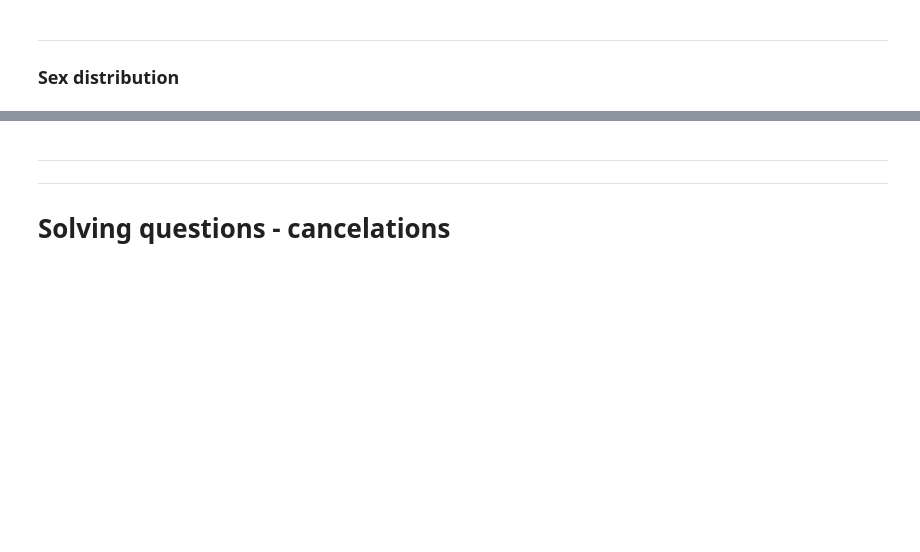
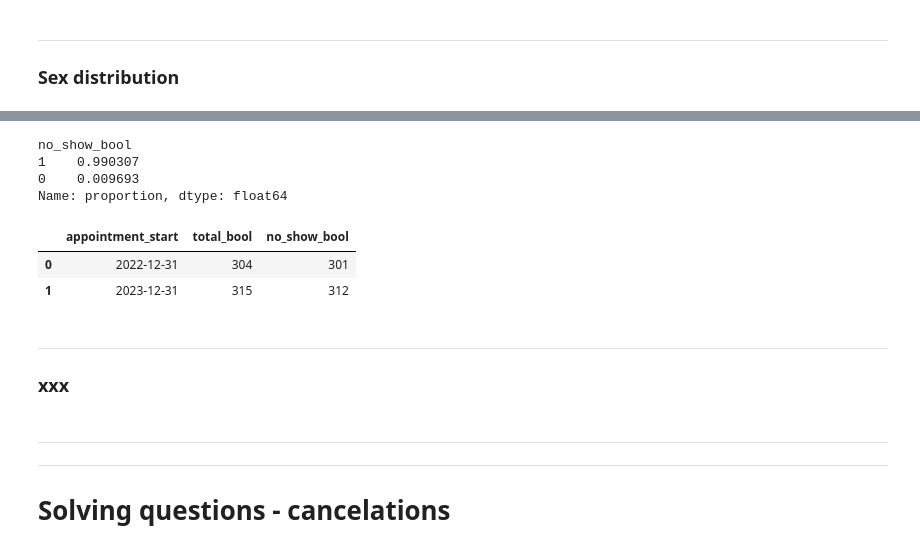
Before and after one commit to robperch/IEOR_Capstone, a Jupyter notebook: notebooks/EDA/eda_rob.ipynb, the cells around one changed output, grey strips where cells are left out. Saved outputs shown, nothing was run; the diff lists cells and outputs as text; code cells hidden in the pictures; blank space fills up the shorter version.

```diff
--- a/notebooks/EDA/eda_rob.ipynb
+++ b/notebooks/EDA/eda_rob.ipynb
@@ -1593,3 +1676,60 @@ plt.show()
+# %%
+dfy = dfy.groupby(
+    [
+        pd.Grouper(key='appointment_start', freq='d'),
+        'appointment_status_simplified',
+    ],
+    as_index=False
+).agg(
+    {
+        'appointment_id': 'count',
+    }
+)
+# %%
+dfy = dfy.pivot(
+    index=['appointment_start'],
+    columns=['appointment_status_simplified'],
+    values=['appointment_id'],
+).reset_index()
+
+dfy.columns = [
+    col[1]
+    if col[0] == 'appointment_id'
+    else col[0]
+    for col in dfy.columns
+]
+
+dfy.fillna(0, inplace=True)
+# %%
+dfy['total'] = dfy['completed'] + dfy['no_show'] + dfy['unused']
+dfy['total_bool'] = dfy['total'].apply(lambda x: 1 if x > 0 else 0)
+dfy['no_show_bool'] = dfy['no_show'].apply(lambda x: 1 if x > 0 else 0)
+# %%
+dfy['no_show_bool'].value_counts(normalize=True)
+# %% [output]
+no_show_bool
+1    0.990307
+0    0.009693
+Name: proportion, dtype: float64
+# %%
+dfy.groupby(
+    [
+        pd.Grouper(key='appointment_start', freq='Y'),
+    ],
+    as_index=False
+).agg(
+    {
+        'total_bool': 'sum',
+        'no_show_bool': 'sum',
+    }
+)
+# %% [output]
+|  | appointment_start | total_bool | no_show_bool |
+| 0 | 2022-12-31 | 304 | 301 |
+| 1 | 2023-12-31 | 315 | 312 |
+# %% [markdown]
+---
+### xxx
 # %% [markdown]
 ---
 ---
```
Also changed, not shown: parts of 10 cells of this notebook.
